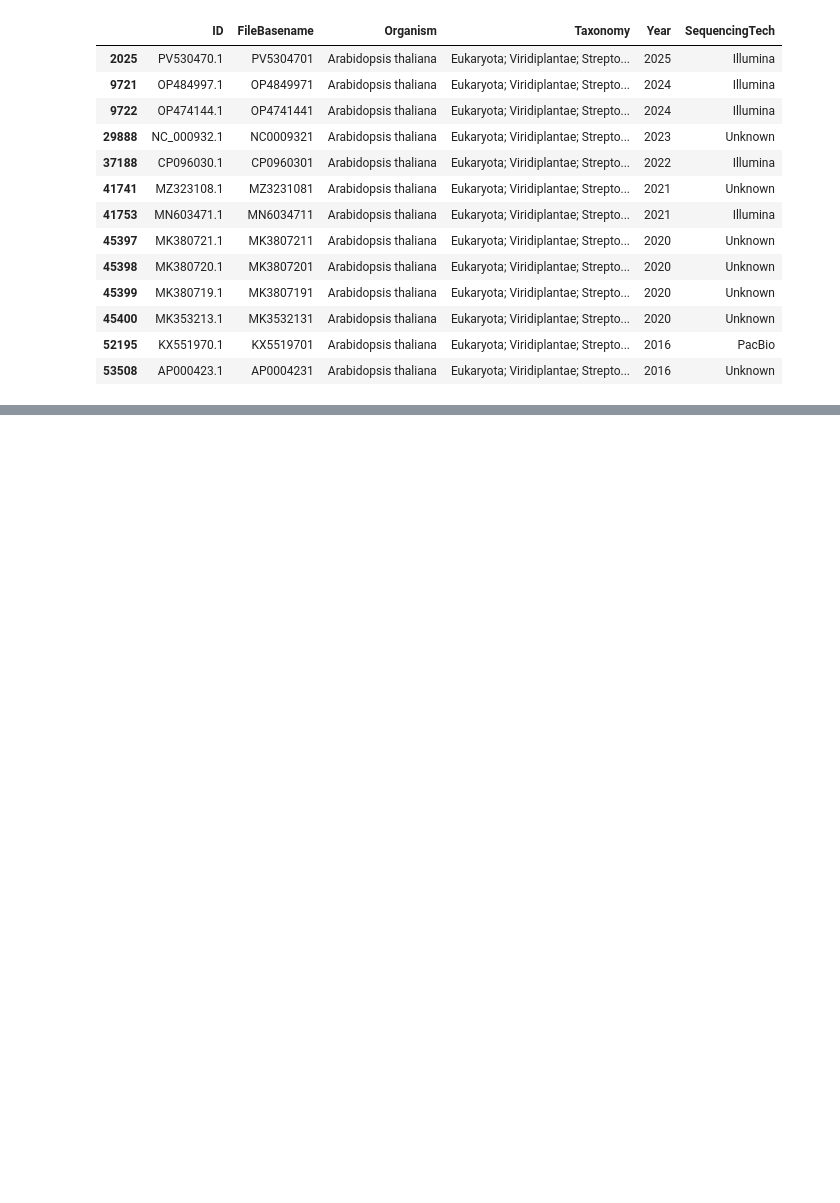
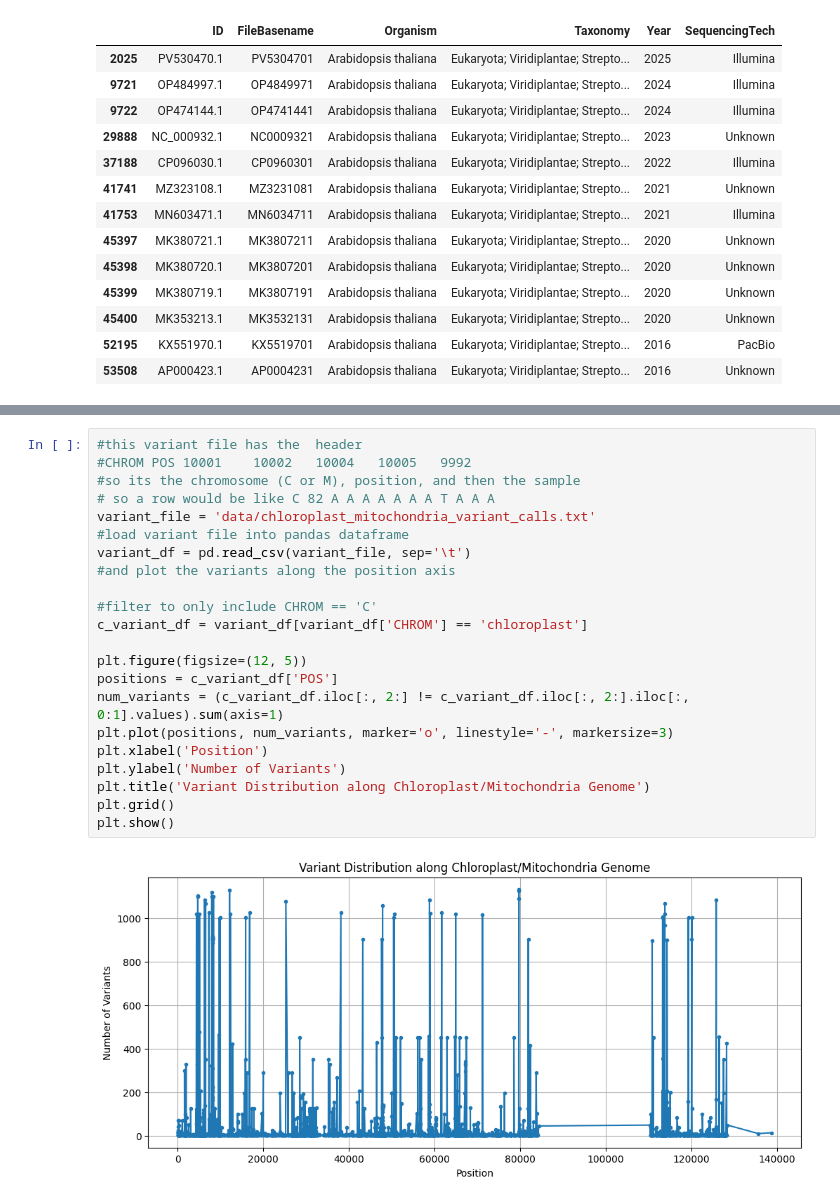
Before and after one commit to hddawson/chloroplast_genome_evaluation, a Jupyter notebook: notebooks/findSpeciesVariants.ipynb, the cells around one changed output, grey strips where cells are left out. Drawn from its saved outputs; the diff is of its cells as text; blank space fills up the shorter version.

```diff
--- a/notebooks/findSpeciesVariants.ipynb
+++ b/notebooks/findSpeciesVariants.ipynb
@@ -64,0 +384,24 @@ MFA written to data/speciesWork/At/genomes/combined.mfa
+# %%
+#this variant file has the  header
+#CHROM POS 10001	10002	10004	10005	9992
+#so its the chromosome (C or M), position, and then the sample
+# so a row would be like C 82 A A A A A A A T A A A
+variant_file = 'data/chloroplast_mitochondria_variant_calls.txt'
+#load variant file into pandas dataframe
+variant_df = pd.read_csv(variant_file, sep='\t')
+#and plot the variants along the position axis
+
+#filter to only include CHROM == 'C'
+c_variant_df = variant_df[variant_df['CHROM'] == 'chloroplast']
+
+plt.figure(figsize=(12, 5))
+positions = c_variant_df['POS']
+num_variants = (c_variant_df.iloc[:, 2:] != c_variant_df.iloc[:, 2:].iloc[:, 0:1].values).sum(axis=1)
+plt.plot(positions, num_variants, marker='o', linestyle='-', markersize=3)
+plt.xlabel('Position')
+plt.ylabel('Number of Variants')
+plt.title('Variant Distribution along Chloroplast/Mitochondria Genome')
+plt.grid()
+plt.show()
+# %% [output]
+[figure, added]
```
Also changed, not shown: parts of 11 cells of this notebook, 14 other files.
